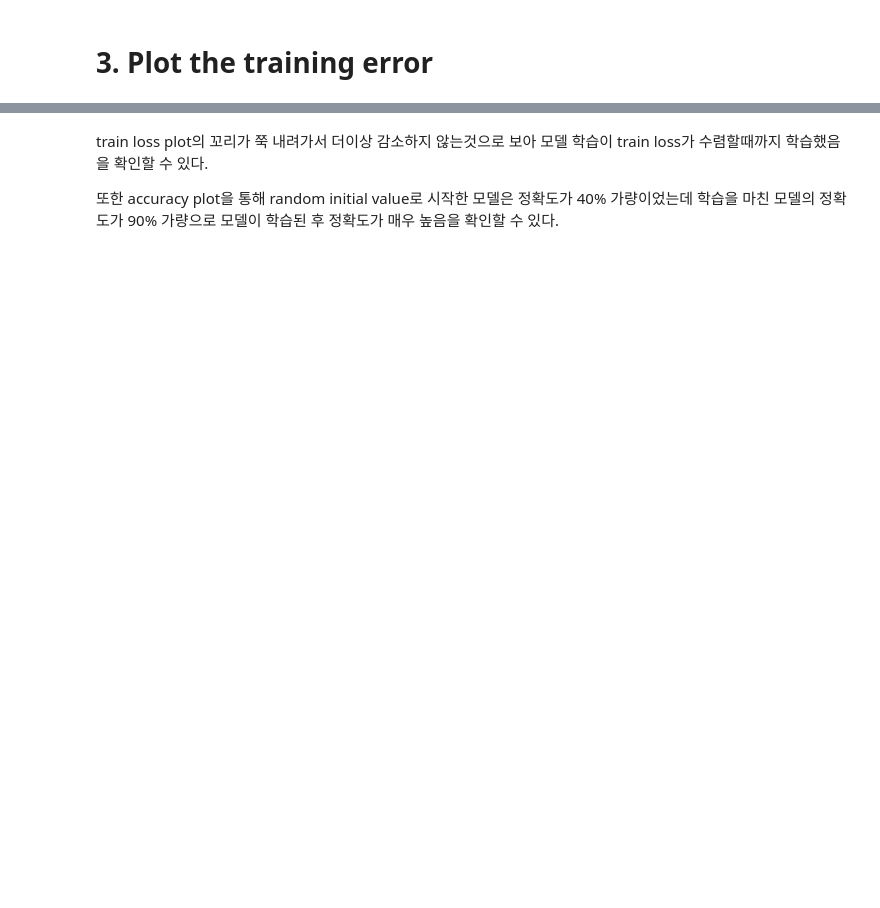
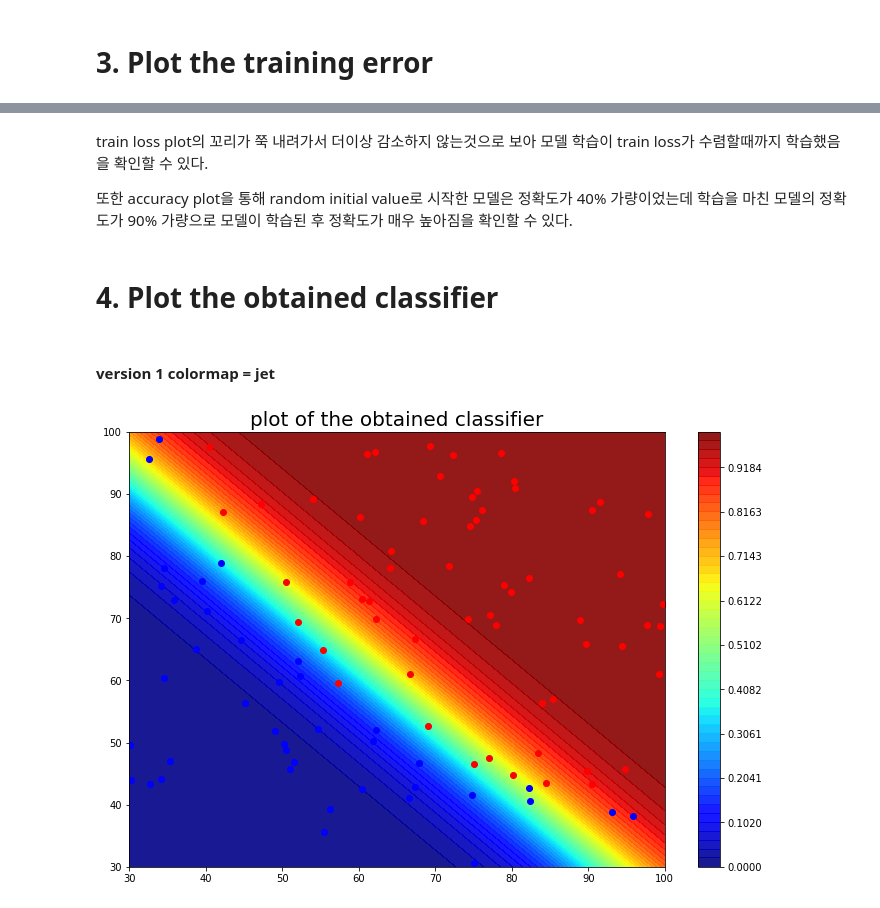
Before and after one commit to BaeHyungjun/2020-1-MachineLearning, a Jupyter notebook: 20152410_배형준_머신러닝_과제5.ipynb, the cells around one changed output, grey strips where cells are left out. Drawn from its saved outputs; the diff is of its cells as text; code cells hidden in the pictures; blank space fills up the shorter version.

```diff
--- a/20152410_배형준_머신러닝_과제5.ipynb
+++ b/20152410_배형준_머신러닝_과제5.ipynb
@@ -162,4 +166,38 @@ plt.show()
 # %% [markdown]
 train loss plot의 꼬리가 쭉 내려가서 더이상 감소하지 않는것으로 보아 모델 학습이 train loss가 수렴할때까지 학습했음을 확인할 수 있다.
 
-또한 accuracy plot을 통해 random initial value로 시작한 모델은 정확도가 40% 가량이었는데 학습을 마친 모델의 정확도가 90% 가량으로 모델이 학습된 후 정확도가 매우 높음을 확인할 수 있다.
+또한 accuracy plot을 통해 random initial value로 시작한 모델은 정확도가 40% 가량이었는데 학습을 마친 모델의 정확도가 90% 가량으로 모델이 학습된 후 정확도가 매우 높아짐을 확인할 수 있다.
+# %% [markdown]
+# 4. Plot the obtained classifier
+# %%
+# 그래프의 경계선을 깔끔하게 출력하기 위해 격자의 범위를 100에서 100.5로 수정하였습니다.
+
+x_arange = np.arange(30, 100.5, 0.5).reshape(-1, 1)
+y_arange = np.arange(30, 100.5, 0.5).reshape(-1, 1)
+x_grid, y_grid = np.meshgrid(x_arange, y_arange)
+# %%
+sigmoid_grid = np.zeros(x_grid.shape)
+for i in range(x_grid.shape[0]):
+    for j in range(y_grid.shape[0]):
+        z = result_theta[0] + result_theta[1] * x_grid[i, j] + result_theta[2] * y_grid[i, j]
+        sigmoid_grid[i, j] = 1 / (1 + np.exp(-z))
+# %% [markdown]
+#### version 1 colormap = jet
+# %%
+# scatter plot of data with different colors for each label
+
+plt.figure(figsize=(12, 8))
+plt.plot(label_0.x, label_0.y, 'bo')
+plt.plot(label_1.x, label_1.y, 'ro')
+plt.xlim((30, 100))
+plt.ylim((30, 100))
+plt.contourf(x_grid, y_grid,
+             sigmoid_grid,
+             levels = np.linspace(sigmoid_grid.reshape(-1, 1).min(), sigmoid_grid.reshape(-1, 1).max(), 50),
+             cmap = 'jet',
+             alpha = 0.9)
+plt.colorbar()
+plt.title('plot of the obtained classifier', fontsize=20)
+plt.show()
+# %% [output]
+[figure, added]
```
Also changed, not shown: parts of 11 cells of this notebook.
